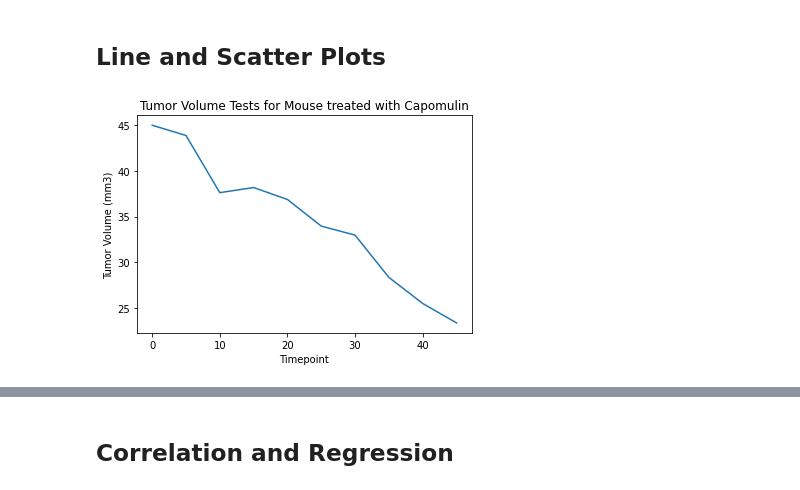
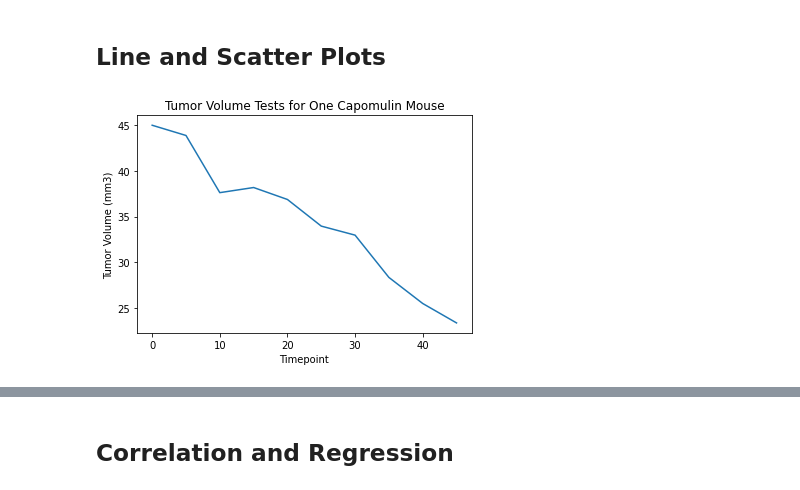
Before and after one commit to SommerKim/drug-study-visualization, a Jupyter notebook: Pymaceuticals/pymaceuticals_starter.ipynb, the cells around one changed output, grey strips where cells are left out. Saved outputs shown, nothing was run; the diff lists cells and outputs as text; code cells hidden in the pictures.

```diff
--- a/Pymaceuticals/pymaceuticals_starter.ipynb
+++ b/Pymaceuticals/pymaceuticals_starter.ipynb
@@ -323,16 +307,16 @@ plt.show()
 ## Line and Scatter Plots
 # %%
 # Generate a line plot of tumor volume vs. time point for a mouse treated with Capomulin
+# Drop all mice but the one whose data we want to plot
 indexNames2 = clean_combined_data[clean_combined_data['Mouse ID'] != "s185"].index
-
-# Drop all mice but the one whose data we want to plot
 vol_weight_df = clean_combined_data.drop(indexNames2)
 vol_weight_df = vol_weight_df.set_index("Timepoint")
 
-plt.title('Tumor Volume Tests for Mouse treated with Capomulin')
-plt.xlabel('Timepoint')
+# Create line graph
 plt.ylabel('Tumor Volume (mm3)')
-vol_weight_df["Tumor Volume (mm3)"].plot.line()
+vol_weight_df["Tumor Volume (mm3)"].plot.line(title="Tumor Volume Tests for One Capomulin Mouse")
+
+# Display output
 plt.show()
 # %% [output]
-[figure, old version]
+[figure, new version]
```
Also changed, not shown: parts of 11 cells of this notebook.
